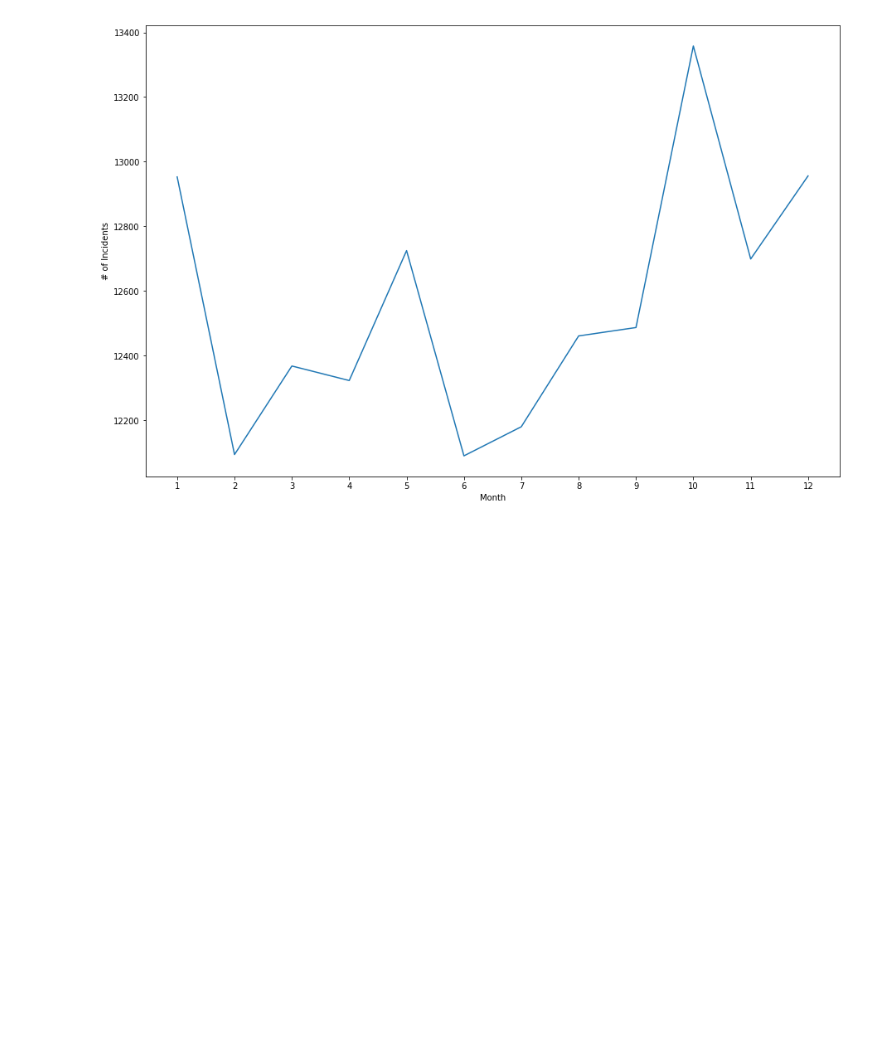
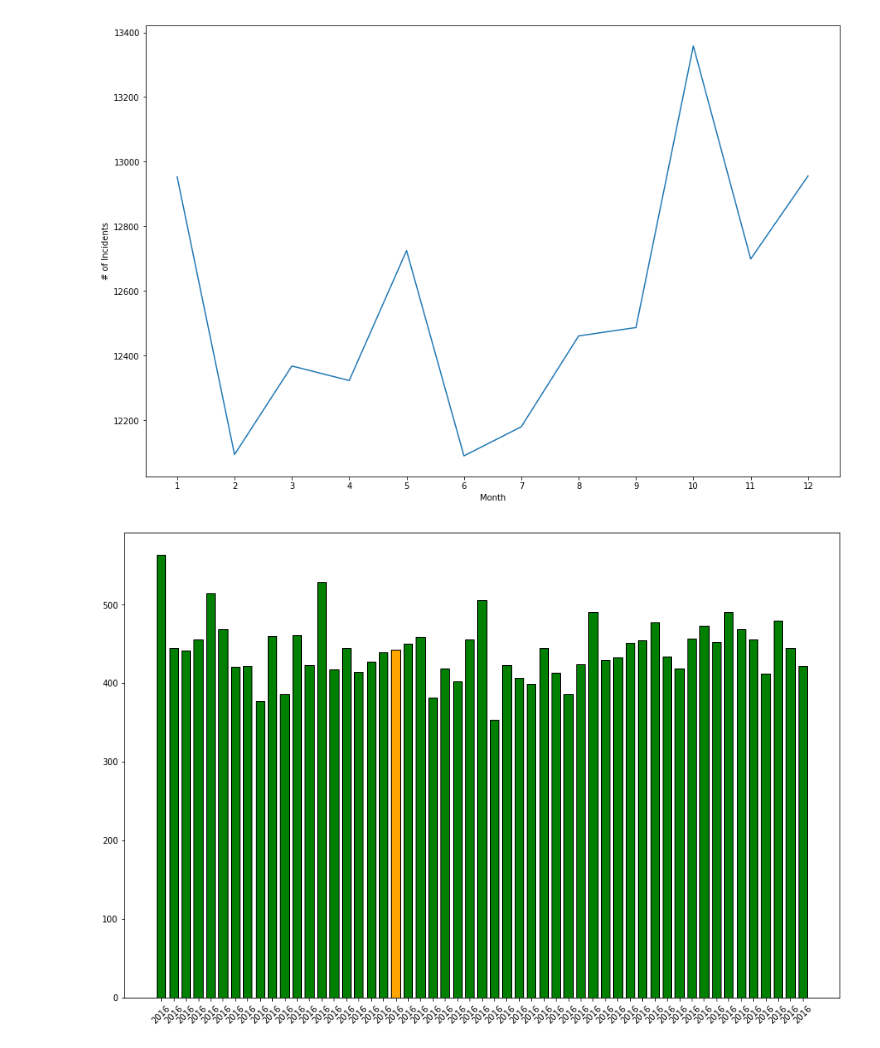
Before and after one commit to NathanNguyen345/DataScience_Capstone1, a Jupyter notebook: ExploratoryData/SF_Crime_Rate.ipynb, the cells around one changed output. Saved outputs shown, nothing was run; the diff lists cells and outputs as text; code cells hidden in the pictures; blank space fills up the shorter version.

```diff
--- a/ExploratoryData/SF_Crime_Rate.ipynb
+++ b/ExploratoryData/SF_Crime_Rate.ipynb
@@ -653,3 +678,27 @@ plt.ylabel('# of Incidents')
 plt.show()
 # %% [output]
 [figure]
+# %%
+test = sf_data_2016.loc[sf_data_2016['DayOfWeek'] == 'Friday']
+test = test.sort_values('Date')
+test_count = Counter(test['Date'])
+
+test_count = pd.DataFrame.from_dict(test_count, orient='index')
+test_count.columns = ['Count']
+
+colors = []
+x_label_names = []
+
+for date in test_count.index:
+    if date.day == 13:
+        colors.append('orange')
+    else:
+        colors.append('green')
+
+    x_label_names.append(str(date.date()))
+
+plt.bar(test_count.index, test_count['Count'], edgecolor='black', color=colors, width=5)
+plt.xticks(test_list, rotation=45)
+plt.show()
+# %% [output]
+[figure, added]
```
Also changed, not shown: parts of 3 cells of this notebook.
